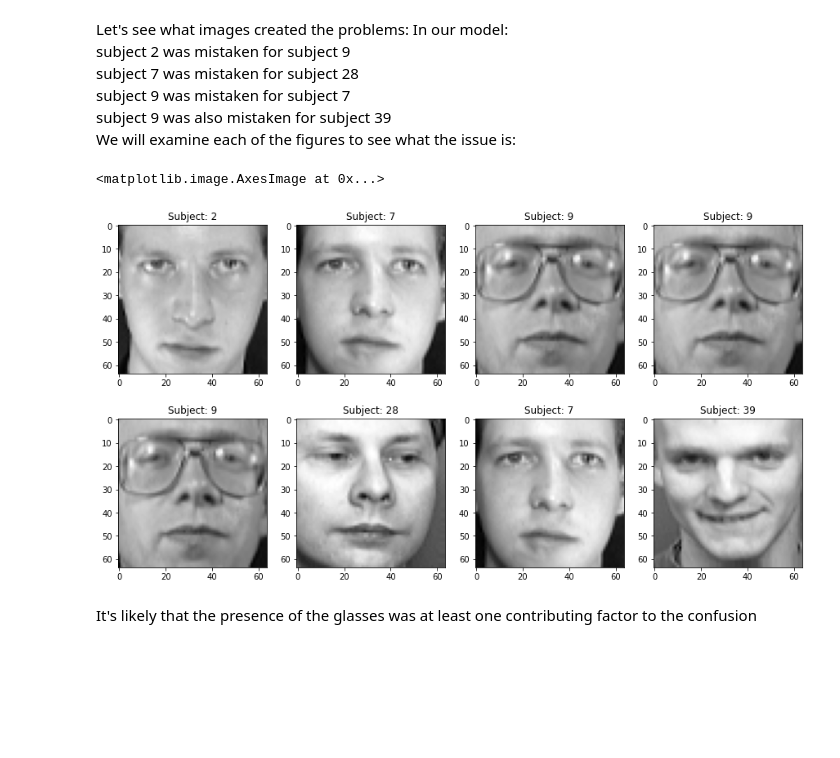
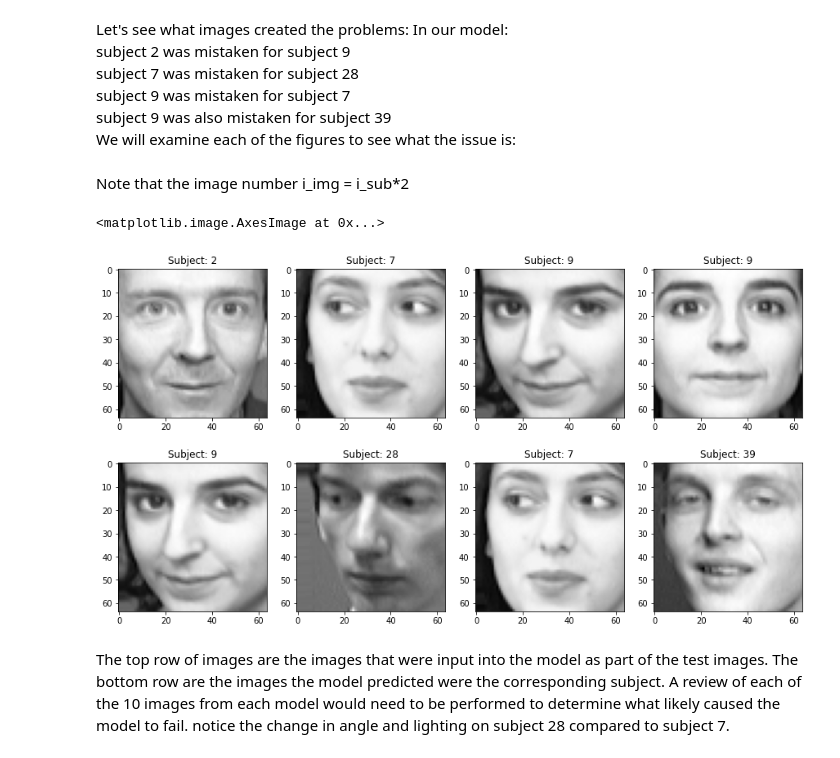
Before and after one commit to rrbrodeur/Machine-Learning, a Jupyter notebook: ExploringFacialRecognition.ipynb, the cells around one changed output. Saved outputs shown, nothing was run; the diff lists cells and outputs as text; code cells hidden in the pictures; blank space fills up the shorter version.

```diff
--- a/ExploringFacialRecognition.ipynb
+++ b/ExploringFacialRecognition.ipynb
@@ -587,26 +408,28 @@ subject 7 was mistaken for subject 28 <br>
 subject 9 was mistaken for subject 7 <br>
 subject 9 was also  mistaken for subject 39 <br>
 We will examine each of the figures to see what the issue is:
+# %% [markdown]
+Note that the image number i_img = i_sub*2
 # %%
 fig = plt.figure(figsize=(15,8))
 plt.subplot(2,4,1, title = "Subject: 2")
-plt.imshow(X_train[2].reshape(64,64), cmap='gray')
+plt.imshow(X_test[2*2].reshape(64,64), cmap='gray')
 plt.subplot(2,4,2, title = "Subject: 7")
-plt.imshow(X_train[7].reshape(64,64), cmap='gray')
+plt.imshow(X_test[7*2].reshape(64,64), cmap='gray')
 plt.subplot(2,4,3, title = "Subject: 9")
-plt.imshow(X_train[9].reshape(64,64), cmap='gray')
+plt.imshow(X_test[9*2].reshape(64,64), cmap='gray')
 plt.subplot(2,4,4, title = "Subject: 9")
-plt.imshow(X_train[9].reshape(64,64), cmap='gray')
+plt.imshow(X_test[9*2+1].reshape(64,64), cmap='gray')
 plt.subplot(2,4,5, title = "Subject: 9")
-plt.imshow(X_train[9].reshape(64,64), cmap='gray')
+plt.imshow(X_test[9*2].reshape(64,64), cmap='gray')
 plt.subplot(2,4,6, title = "Subject: 28")
-plt.imshow(X_train[28].reshape(64,64), cmap='gray')
+plt.imshow(X_test[28*2].reshape(64,64), cmap='gray')
 plt.subplot(2,4,7, title = "Subject: 7")
-plt.imshow(X_train[7].reshape(64,64), cmap='gray')
+plt.imshow(X_test[7*2].reshape(64,64), cmap='gray')
 plt.subplot(2,4,8, title = "Subject: 39")
-plt.imshow(X_train[39].reshape(64,64), cmap='gray')
+plt.imshow(X_test[39*2].reshape(64,64), cmap='gray')
 # %% [output]
 <matplotlib.image.AxesImage at 0x...>
-[figure, old version]
+[figure, new version]
-# %% [markdown]
-It's likely that the presence of the glasses was at least one contributing factor to the confusion
+# %% [markdown]
+The top row of images are the images that were input into the model as part of the test images.  The bottom row are the images the model predicted were the corresponding subject.  A review of each of the 10 images from each model would need to be performed to determine what likely caused the model to fail.  notice the change in angle and lighting on subject 28 compared to subject 7.
```
Also changed, not shown: parts of 8 cells of this notebook.
